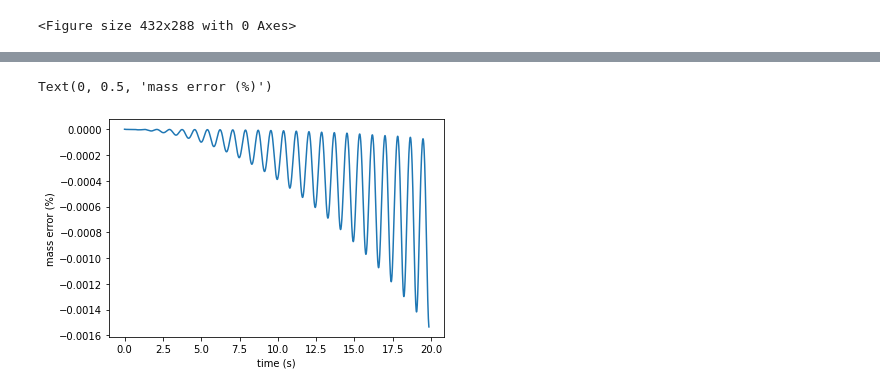
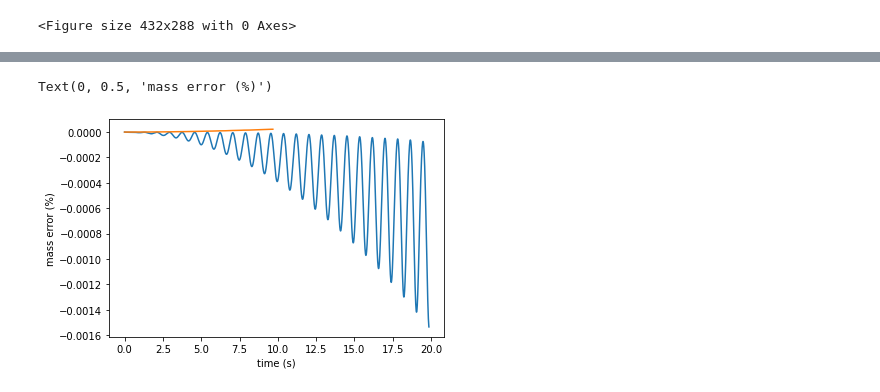
Before and after one commit to whtsao/Sloshing-ALE-FEM, a Jupyter notebook: verification.ipynb, the cells around one changed output, grey strips where cells are left out. Drawn from its saved outputs; the diff is of its cells as text; code cells hidden in the pictures.

```diff
--- a/verification.ipynb
+++ b/verification.ipynb
@@ -42,11 +59,12 @@ Text(0, 0.5, 'wave elevatoin (m)')
 # %%
-# plot wave elevation of a standing wave
+# plot mass error
 mas_quad = np.loadtxt("mass_quad.dat", comments="#", delimiter=" ", unpack=False)
+mas_quad2 = np.loadtxt("mass_quad_wmk.dat", comments="#", delimiter=" ", unpack=False)
 mas_tri = np.loadtxt("mass_tri.dat", comments="#", delimiter=" ", unpack=False)
 plt.figure(1)
-plt.plot(mas_quad[:,0],mas_quad[:,1])
+plt.plot(mas_quad[:,0],mas_quad[:,1],mas_quad2[:,0],mas_quad2[:,1])
 plt.xlabel('time (s)')
 plt.ylabel('mass error (%)')
 # %% [output]
 Text(0, 0.5, 'mass error (%)')
-[figure, old version]
+[figure, new version]
```
Also changed, not shown: parts of 2 cells of this notebook, 3 other files.
